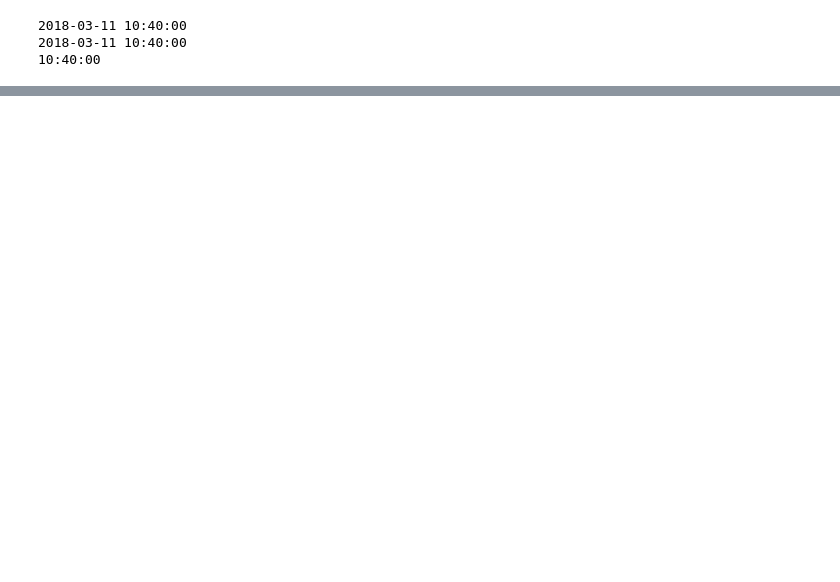
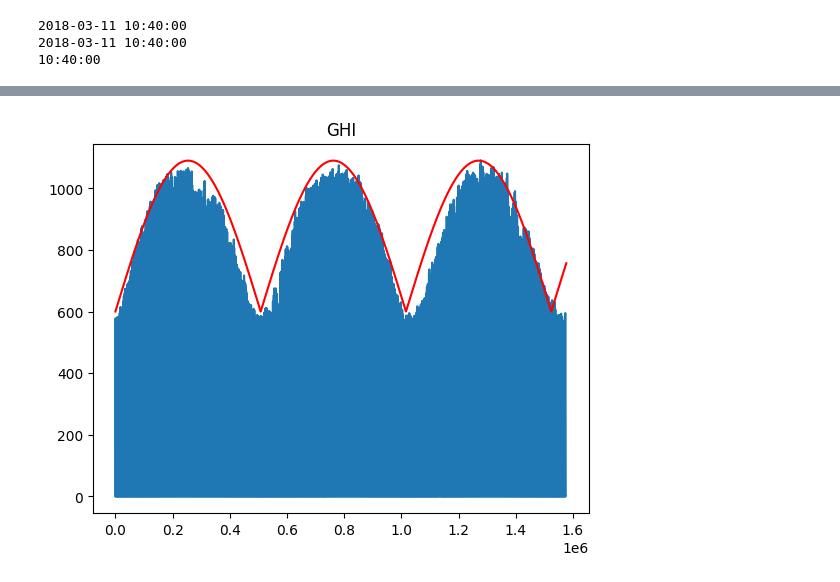
Before and after one commit to Watson15/cucai2025, a Jupyter notebook: code/testing.ipynb, the cells around one changed output, grey strips where cells are left out. Saved outputs shown, nothing was run; the diff lists cells and outputs as text; code cells hidden in the pictures; blank space fills up the shorter version.

```diff
--- a/code/testing.ipynb
+++ b/code/testing.ipynb
@@ -95,3 +117,14 @@ df['time'] = df['time'].dt.time
+# %%
+
+plt.plot(df['GHI'], label='GHI')
+plt.title('GHI')
+
+x = np.arange(year*3)
+y=abs(np.sin(x/(year/3.25))*490) + 600
+plt.plot(x,y, color='red')
+plt.show()
+# %% [output]
+[figure, added]
 # %%
 for attribute in attributes:
     if attribute == "time":
```
Also changed, not shown: parts of 14 cells of this notebook.
